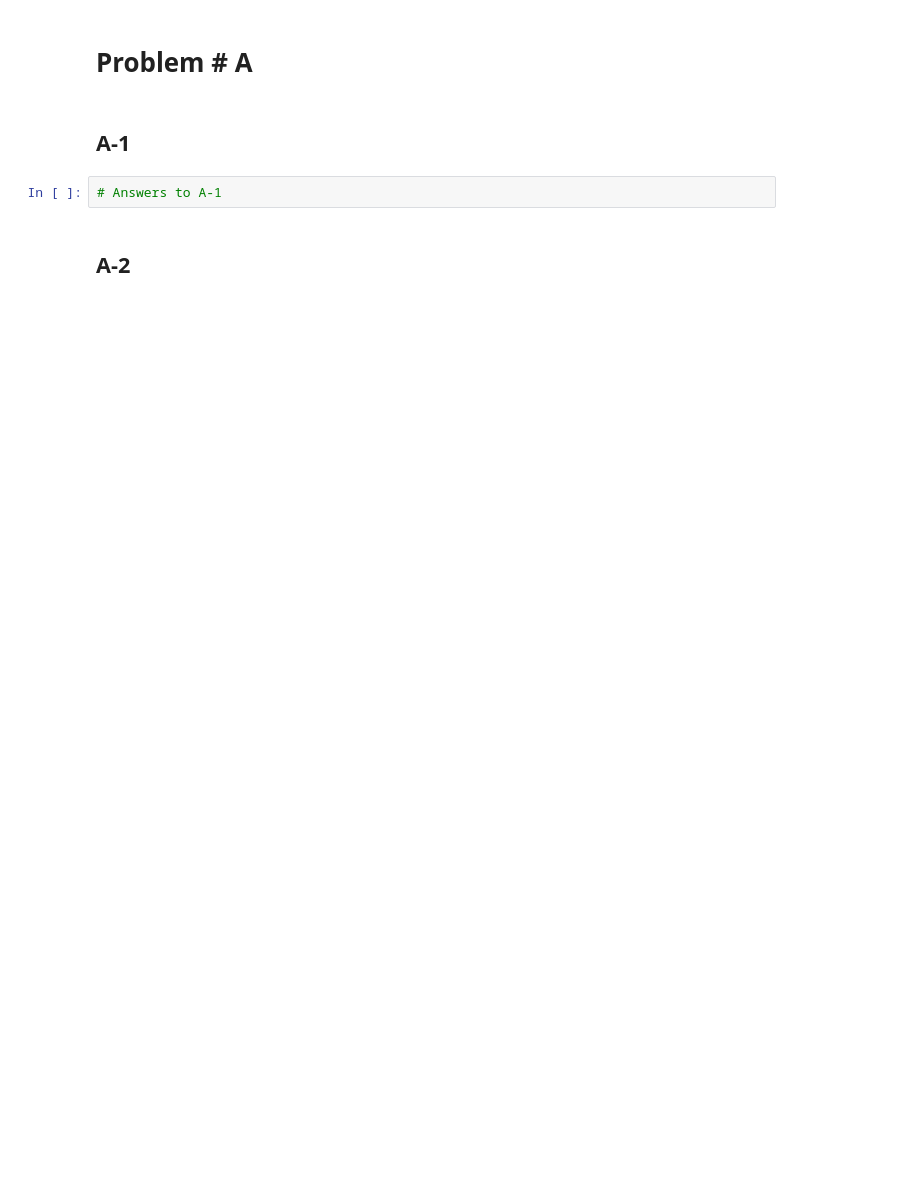
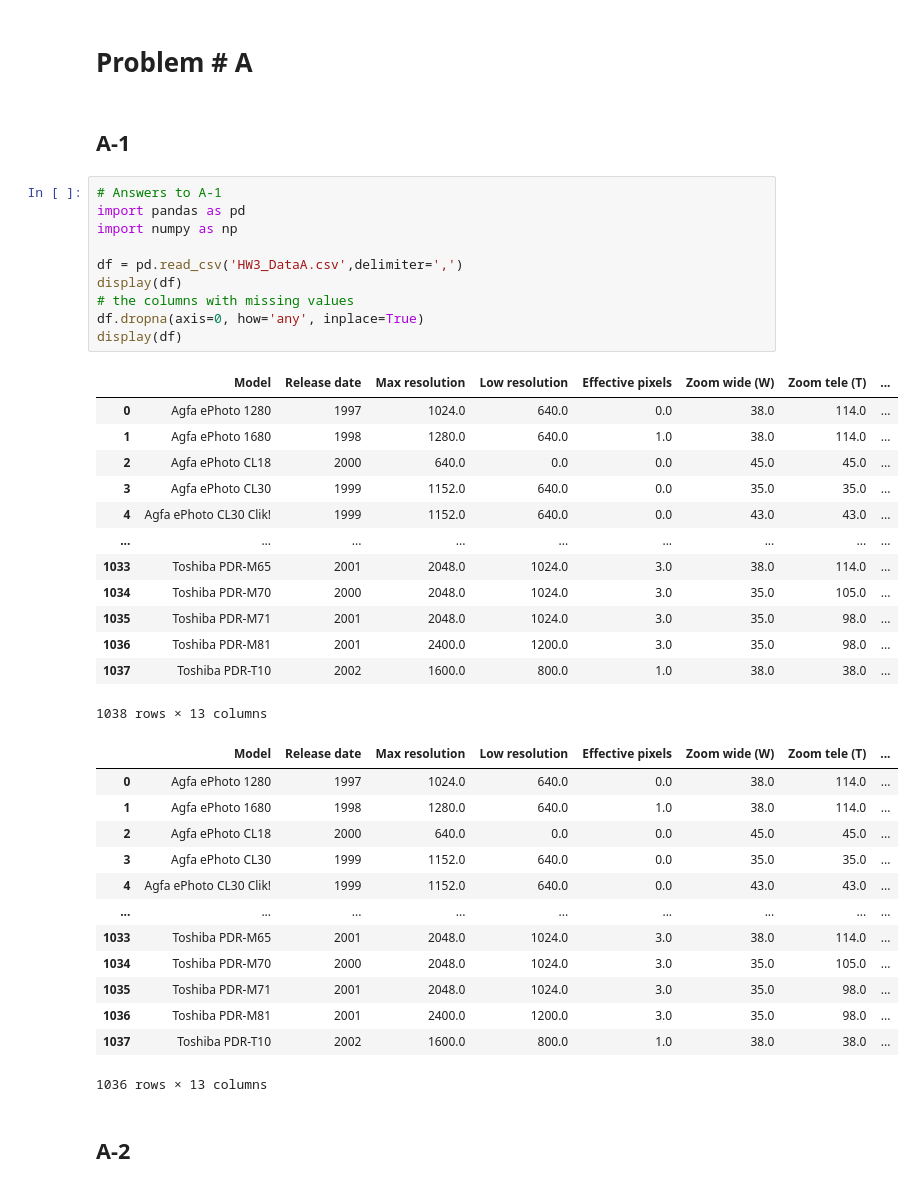
Before and after one commit to ABDULMOHSEEN-AlAli/ISE291_Project, a Jupyter notebook: Homework_3/Template HW-03.ipynb, the cells around one changed output. Drawn from its saved outputs; the diff is of its cells as text; blank space fills up the shorter version.

```diff
--- a/Homework_3/Template HW-03.ipynb
+++ b/Homework_3/Template HW-03.ipynb
@@ -28,6 +30,41 @@ else:
 ## A-1
 # %%
 # Answers to A-1
+import pandas as pd
+import numpy as np
+
+df = pd.read_csv('HW3_DataA.csv',delimiter=',')
+display(df)
+# the columns with missing values
+df.dropna(axis=0, how='any', inplace=True)
+display(df)
+# %% [output]
+|  | Model | Release date | Max resolution | Low resolution | Effective pixels | Zoom wide (W) | Zoom tele (T) | ... |
+| 0 | Agfa ePhoto 1280 | 1997 | 1024.0 | 640.0 | 0.0 | 38.0 | 114.0 | ... |
+| 1 | Agfa ePhoto 1680 | 1998 | 1280.0 | 640.0 | 1.0 | 38.0 | 114.0 | ... |
+| 2 | Agfa ePhoto CL18 | 2000 | 640.0 | 0.0 | 0.0 | 45.0 | 45.0 | ... |
+| 3 | Agfa ePhoto CL30 | 1999 | 1152.0 | 640.0 | 0.0 | 35.0 | 35.0 | ... |
+| 4 | Agfa ePhoto CL30 Clik! | 1999 | 1152.0 | 640.0 | 0.0 | 43.0 | 43.0 | ... |
+| ... | ... | ... | ... | ... | ... | ... | ... | ... |
+| 1033 | Toshiba PDR-M65 | 2001 | 2048.0 | 1024.0 | 3.0 | 38.0 | 114.0 | ... |
+| 1034 | Toshiba PDR-M70 | 2000 | 2048.0 | 1024.0 | 3.0 | 35.0 | 105.0 | ... |
+| 1035 | Toshiba PDR-M71 | 2001 | 2048.0 | 1024.0 | 3.0 | 35.0 | 98.0 | ... |
+| 1036 | Toshiba PDR-M81 | 2001 | 2400.0 | 1200.0 | 3.0 | 35.0 | 98.0 | ... |
+| 1037 | Toshiba PDR-T10 | 2002 | 1600.0 | 800.0 | 1.0 | 38.0 | 38.0 | ... |
+1038 rows × 13 columns
+|  | Model | Release date | Max resolution | Low resolution | Effective pixels | Zoom wide (W) | Zoom tele (T) | ... |
+| 0 | Agfa ePhoto 1280 | 1997 | 1024.0 | 640.0 | 0.0 | 38.0 | 114.0 | ... |
+| 1 | Agfa ePhoto 1680 | 1998 | 1280.0 | 640.0 | 1.0 | 38.0 | 114.0 | ... |
+| 2 | Agfa ePhoto CL18 | 2000 | 640.0 | 0.0 | 0.0 | 45.0 | 45.0 | ... |
+| 3 | Agfa ePhoto CL30 | 1999 | 1152.0 | 640.0 | 0.0 | 35.0 | 35.0 | ... |
+| 4 | Agfa ePhoto CL30 Clik! | 1999 | 1152.0 | 640.0 | 0.0 | 43.0 | 43.0 | ... |
+| ... | ... | ... | ... | ... | ... | ... | ... | ... |
+| 1033 | Toshiba PDR-M65 | 2001 | 2048.0 | 1024.0 | 3.0 | 38.0 | 114.0 | ... |
+| 1034 | Toshiba PDR-M70 | 2000 | 2048.0 | 1024.0 | 3.0 | 35.0 | 105.0 | ... |
+| 1035 | Toshiba PDR-M71 | 2001 | 2048.0 | 1024.0 | 3.0 | 35.0 | 98.0 | ... |
+| 1036 | Toshiba PDR-M81 | 2001 | 2400.0 | 1200.0 | 3.0 | 35.0 | 98.0 | ... |
+| 1037 | Toshiba PDR-T10 | 2002 | 1600.0 | 800.0 | 1.0 | 38.0 | 38.0 | ... |
+1036 rows × 13 columns
 # %% [markdown]
 ## A-2
 # %%
```
Also changed, not shown: parts of 5 cells of this notebook.
